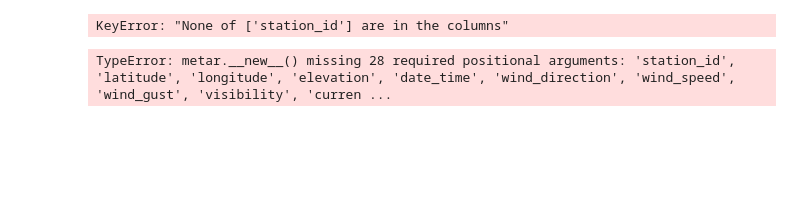
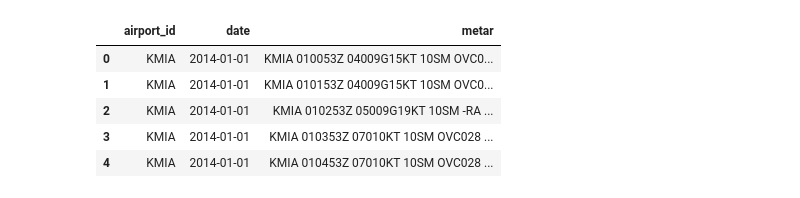
Before and after one commit to SandyCOG/Aviation-Weather-Forecasting-Using-METAR-Data, a Jupyter notebook: Aviation_Weather_Forecasting_Using_METAR_Data.ipynb, the cells around one changed output. Saved outputs shown, nothing was run; the diff lists cells and outputs as text; code cells hidden in the pictures; blank space fills up the shorter version.

```diff
--- a/Aviation_Weather_Forecasting_Using_METAR_Data.ipynb
+++ b/Aviation_Weather_Forecasting_Using_METAR_Data.ipynb
@@ -30,21 +13,10 @@ from metpy.io.metar import parse_metar
 # %%
-metpy.io.parse_metar_file("/content/Aviation Weather Forecasting Using METAR Data Set.txt", year=2014, month='January')
+df = pd.read_csv("/content/Aviation Weather Forecasting Using METAR Data Set.txt", sep=",")
+df.head()
 # %% [output]
-KeyError: "None of ['station_id'] are in the columns"
+|  | airport_id | date | metar |
+| 0 | KMIA | 2014-01-01 | KMIA 010053Z 04009G15KT 10SM OVC0... |
+| 1 | KMIA | 2014-01-01 | KMIA 010153Z 04009G15KT 10SM OVC0... |
+| 2 | KMIA | 2014-01-01 | KMIA 010253Z 05009G19KT 10SM -RA ... |
+| 3 | KMIA | 2014-01-01 | KMIA 010353Z 07010KT 10SM OVC028 ... |
+| 4 | KMIA | 2014-01-01 | KMIA 010453Z 07010KT 10SM OVC028 ... |
-# %%
-# Example METAR string
-metar_string = "KMIA 181353Z 15013KT 10SM SCT025 BKN250 27/21 A3006 RMK AO2 SLP178 T02670206"
-
-# Parse METAR using MetPy MetarParser
-parser = Metar()
-metar = parser.parse_metar(metar_string)
-
-# Print parsed information
-print(f"Station: {metar.station}")
-print(f"Time: {metar.time}")
-print(f"Temperature: {metar.temperature}")
-print(f"Dew Point: {metar.dewpoint}")
-print(f"Wind: {metar.wind_direction} degrees at {metar.wind_speed} knots")
-print(f"Visibility: {metar.visibility} statute miles")
-# %% [output]
-TypeError: metar.__new__() missing 28 required positional arguments: 'station_id', 'latitude', 'longitude', 'elevation', 'date_time', 'wind_direction', 'wind_speed', 'wind_gust', 'visibility', 'curren ...
```
Also changed, not shown: parts of 11 cells of this notebook.
